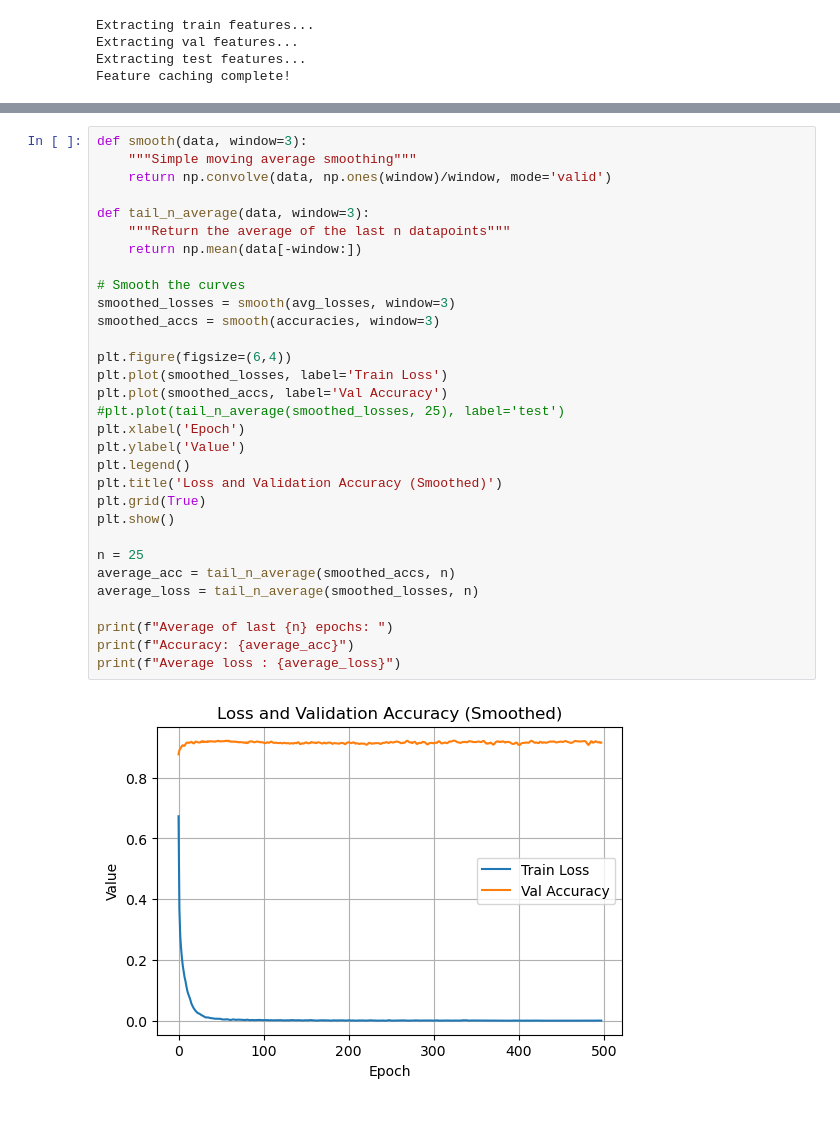
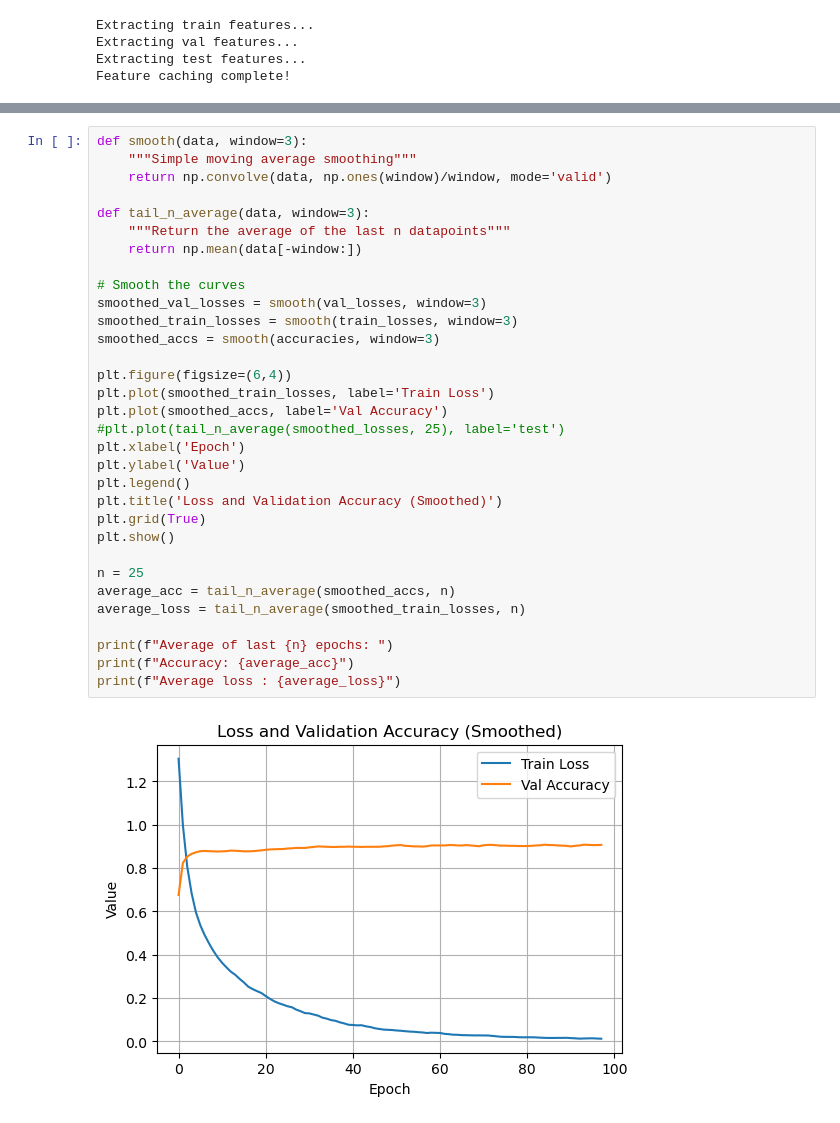
Before and after one commit to MakeshiftMaker/ai-project, a Jupyter notebook: trashnet.ipynb, the cells around one changed output, grey strips where cells are left out. Saved outputs shown, nothing was run; the diff lists cells and outputs as text.

```diff
--- a/trashnet.ipynb
+++ b/trashnet.ipynb
@@ -203,34 +221,35 @@ weighted avg       0.92      0.92      0.92       379
 # %%
 def smooth(data, window=3):
     """Simple moving average smoothing"""
     return np.convolve(data, np.ones(window)/window, mode='valid')
 
 def tail_n_average(data, window=3):
     """Return the average of the last n datapoints"""
     return np.mean(data[-window:])
 
 # Smooth the curves
-smoothed_losses = smooth(avg_losses, window=3)
+smoothed_val_losses = smooth(val_losses, window=3)
+smoothed_train_losses = smooth(train_losses, window=3)
 smoothed_accs = smooth(accuracies, window=3)
 
 plt.figure(figsize=(6,4))
-plt.plot(smoothed_losses, label='Train Loss')
+plt.plot(smoothed_train_losses, label='Train Loss')
 plt.plot(smoothed_accs, label='Val Accuracy')
 #plt.plot(tail_n_average(smoothed_losses, 25), label='test')
 plt.xlabel('Epoch')
 plt.ylabel('Value')
 plt.legend()
 plt.title('Loss and Validation Accuracy (Smoothed)')
 plt.grid(True)
 plt.show()
 
 n = 25
 average_acc = tail_n_average(smoothed_accs, n)
-average_loss = tail_n_average(smoothed_losses, n)
+average_loss = tail_n_average(smoothed_train_losses, n)
 
 print(f"Average of last {n} epochs: ")
 print(f"Accuracy: {average_acc}")
 print(f"Average loss : {average_loss}")
 # %% [output]
-[figure, old version]
+[figure, new version]
 Average of last 25 epochs:
```
Also changed, not shown: parts of 4 cells of this notebook, 1 other file.
